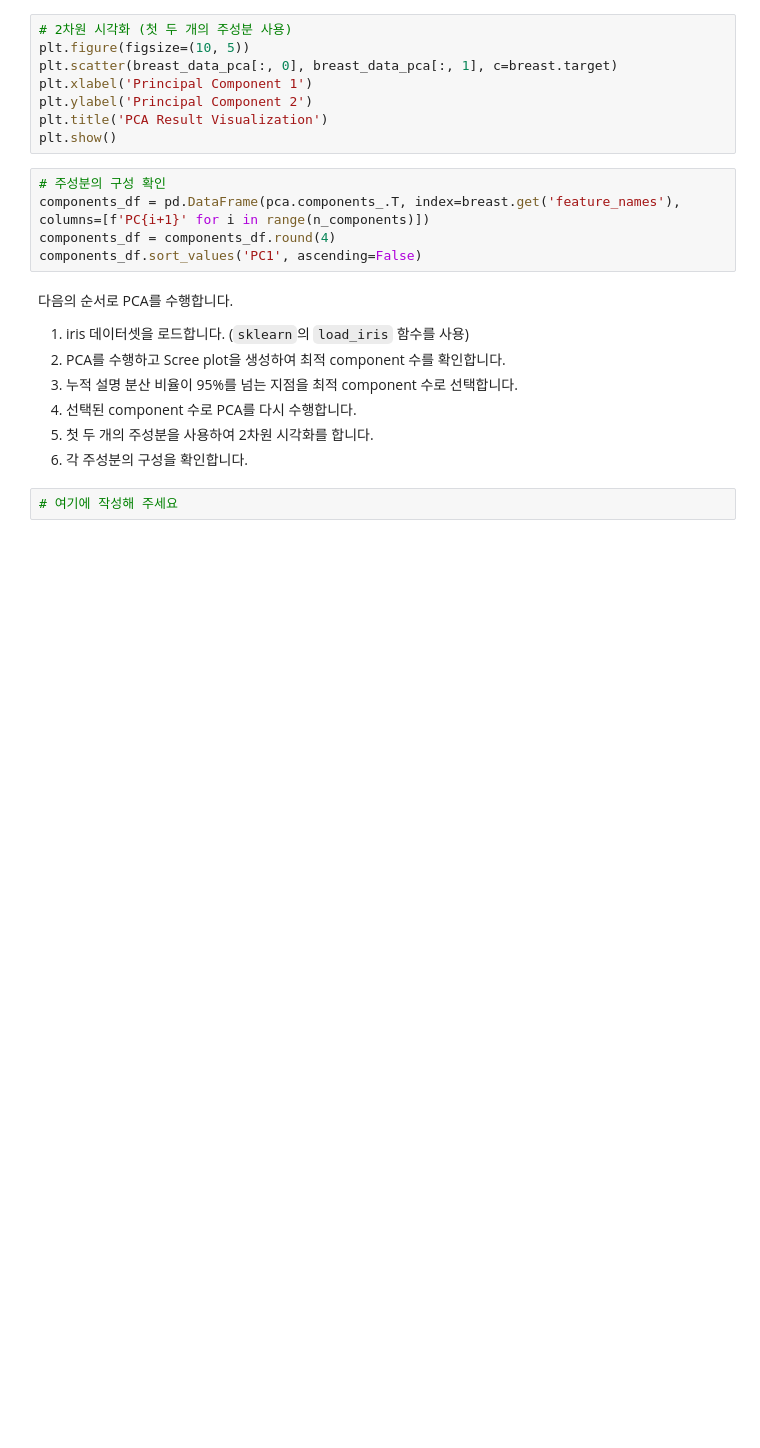
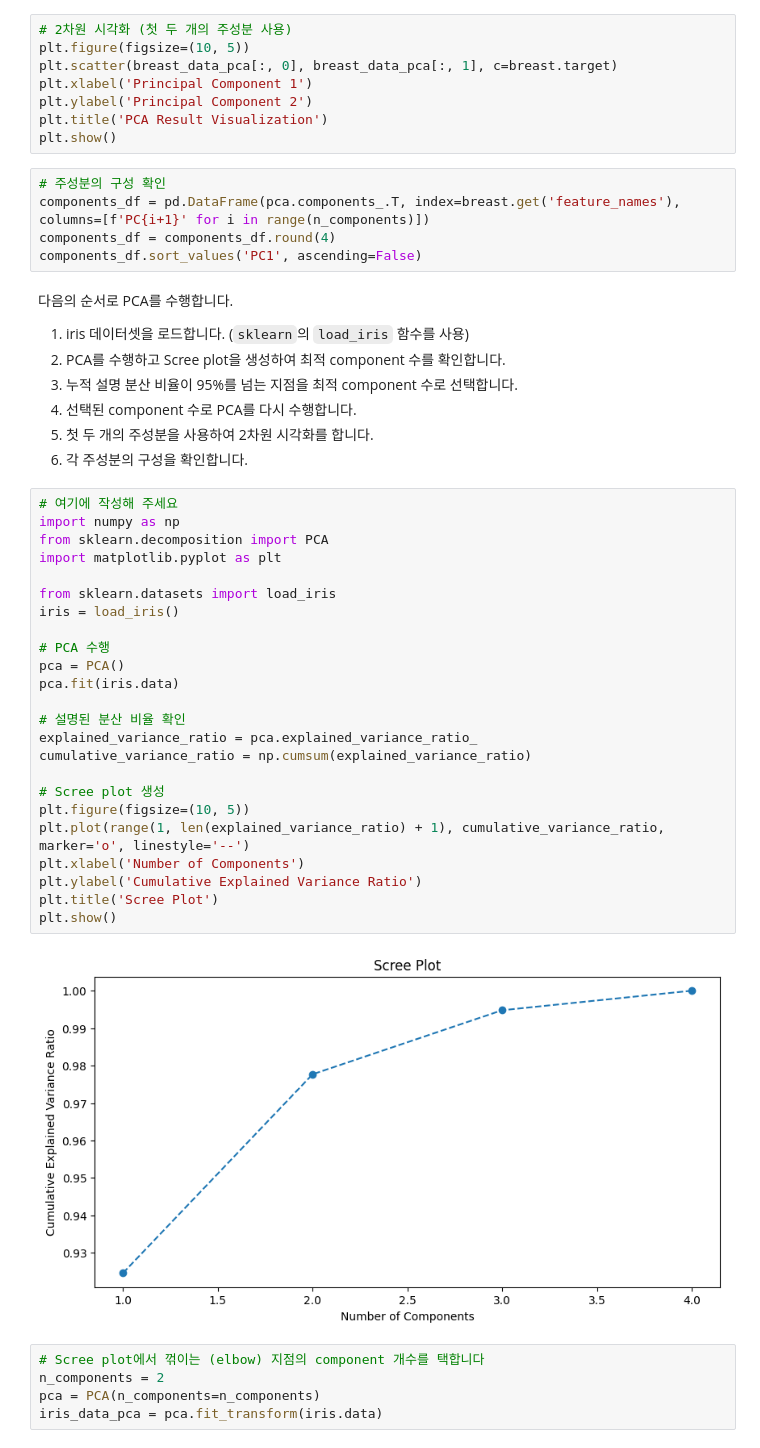
Before and after one commit to deepskill-repo/z250902-dbhitek, a Jupyter notebook: 102_eda_answer.ipynb, the cells around one changed output. Cells and saved outputs as stored; diff of their text form; blank space fills up the shorter version.

```diff
--- a/102_eda_answer.ipynb
+++ b/102_eda_answer.ipynb
@@ -139,5 +139,34 @@ components_df.sort_values('PC1', ascending=False)
 4. 선택된 component 수로 PCA를 다시 수행합니다.
 5. 첫 두 개의 주성분을 사용하여 2차원 시각화를 합니다.
 6. 각 주성분의 구성을 확인합니다.
-# %%
-# 여기에 작성해 주세요
+# %%
+# 여기에 작성해 주세요
+import numpy as np
+from sklearn.decomposition import PCA
+import matplotlib.pyplot as plt
+
+from sklearn.datasets import load_iris
+iris = load_iris()
+
+# PCA 수행
+pca = PCA()
+pca.fit(iris.data)
+
+# 설명된 분산 비율 확인
+explained_variance_ratio = pca.explained_variance_ratio_
+cumulative_variance_ratio = np.cumsum(explained_variance_ratio)
+
+# Scree plot 생성
+plt.figure(figsize=(10, 5))
+plt.plot(range(1, len(explained_variance_ratio) + 1), cumulative_variance_ratio, marker='o', linestyle='--')
+plt.xlabel('Number of Components')
+plt.ylabel('Cumulative Explained Variance Ratio')
+plt.title('Scree Plot')
+plt.show()
+# %% [output]
+[figure, added]
+# %%
+# Scree plot에서 꺾이는 (elbow) 지점의 component 개수를 택합니다
+n_components = 2
+pca = PCA(n_components=n_components)
+iris_data_pca = pca.fit_transform(iris.data)
```
Also changed, not shown: parts of 2 cells of this notebook.
